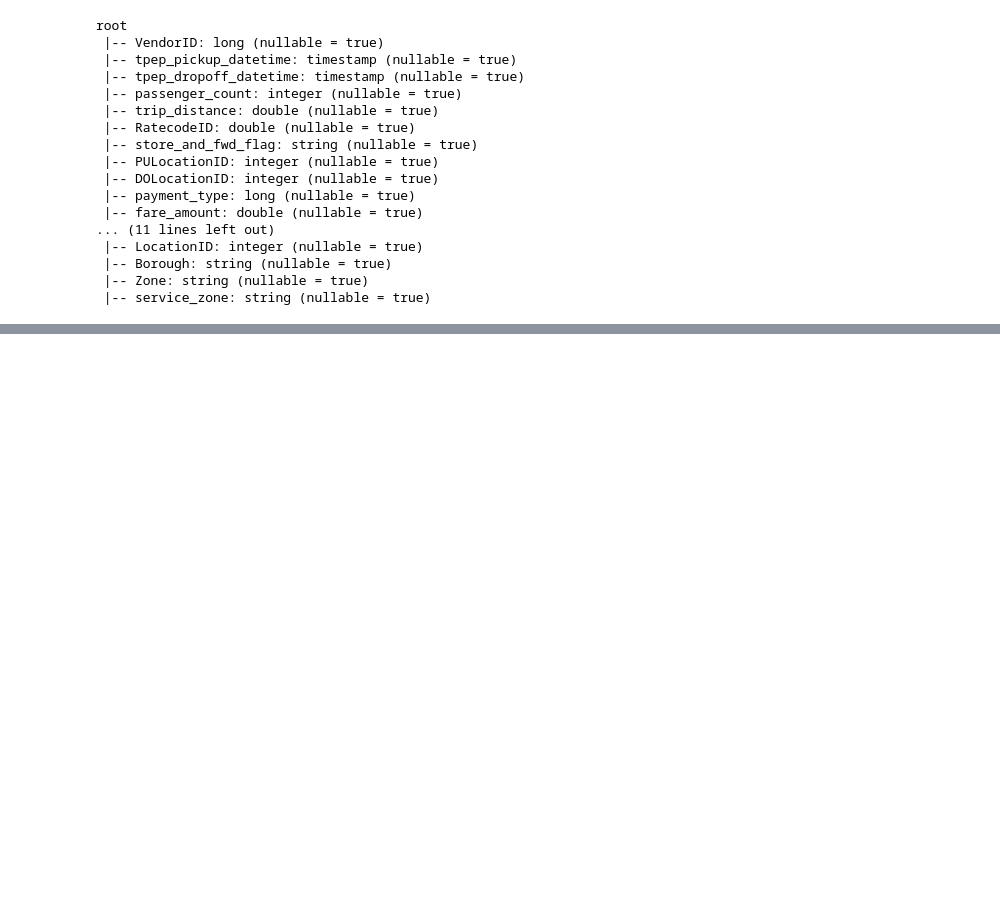
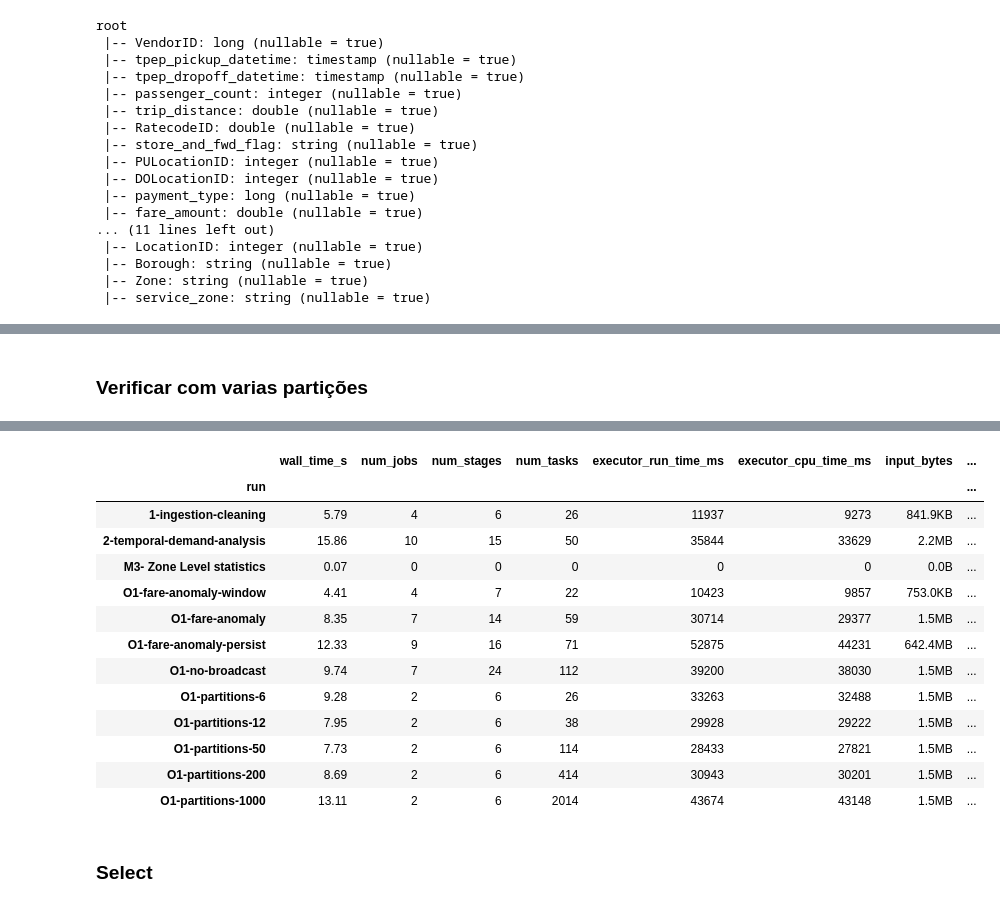
Before and after one commit to RCarretas/CP-77904-77935, a Jupyter notebook: apps/main.ipynb, the cells around one changed output, grey strips where cells are left out. Drawn from its saved outputs; the diff is of its cells as text; code cells hidden in the pictures; blank space fills up the shorter version.

```diff
--- a/apps/main.ipynb
+++ b/apps/main.ipynb
@@ -171,0 +443,32 @@ with (profiler.profile("M3- Zone Level statistics")):
+# %% [markdown]
+### Verificar com varias partições
+# %%
+def run_o1(df):
+    o1_base = (df
+        .withColumn("fare_per_mile", F.col("fare_amount") / F.col("trip_distance"))
+        .withColumn("hour_of_day", F.hour("tpep_pickup_datetime"))
+        .withColumn("day_of_week", F.dayofweek("tpep_pickup_datetime")))
+    stats = (o1_base.groupBy("PULocationID", "hour_of_day")
+        .agg(F.avg("fare_per_mile").alias("fpm_mean"),
+             F.stddev("fare_per_mile").alias("fpm_std")))
+    flagged = (o1_base.join(stats, ["PULocationID", "hour_of_day"])
+        .withColumn("is_anomaly", F.col("fare_per_mile") > F.col("fpm_mean") + 3 * F.col("fpm_std"))
+        .withColumn("is_weekend", F.col("day_of_week").isin(1, 7)))
+    flagged = (flagged.join(zones, flagged.PULocationID == zones.LocationID, "left")
+        .withColumnRenamed("Borough", "pickup_borough"))
+    return (flagged.groupBy("pickup_borough", "payment_type", "is_weekend")
+        .agg(F.count("*").alias("trips"),
+             F.avg(F.col("is_anomaly").cast("int")).alias("anomaly_rate")))
+
+spark.conf.set("spark.sql.adaptive.enabled", "false")
+
+for n in [6, 12, 50, 200, 1000]:
+    spark.conf.set("spark.sql.shuffle.partitions", n)
+    with profiler.profile(f"O1-partitions-{n}"):
+        run_o1(trips_typed).count()
+
+spark.conf.set("spark.sql.adaptive.enabled", "true")
+spark.conf.set("spark.sql.shuffle.partitions", 200)
+
+profiler.report()
+# %% [output]
@@ -171,0 +480,16 @@ with (profiler.profile("M3- Zone Level statistics")):
+|  | wall_time_s | num_jobs | num_stages | num_tasks | executor_run_time_ms | executor_cpu_time_ms | input_bytes | ... |
+| run |  |  |  |  |  |  |  | ... |
+| 1-ingestion-cleaning | 5.79 | 4 | 6 | 26 | 11937 | 9273 | 841.9KB | ... |
+| 2-temporal-demand-analysis | 15.86 | 10 | 15 | 50 | 35844 | 33629 | 2.2MB | ... |
+| M3- Zone Level statistics | 0.07 | 0 | 0 | 0 | 0 | 0 | 0.0B | ... |
+| O1-fare-anomaly-window | 4.41 | 4 | 7 | 22 | 10423 | 9857 | 753.0KB | ... |
+| O1-fare-anomaly | 8.35 | 7 | 14 | 59 | 30714 | 29377 | 1.5MB | ... |
+| O1-fare-anomaly-persist | 12.33 | 9 | 16 | 71 | 52875 | 44231 | 642.4MB | ... |
+| O1-no-broadcast | 9.74 | 7 | 24 | 112 | 39200 | 38030 | 1.5MB | ... |
+| O1-partitions-6 | 9.28 | 2 | 6 | 26 | 33263 | 32488 | 1.5MB | ... |
+| O1-partitions-12 | 7.95 | 2 | 6 | 38 | 29928 | 29222 | 1.5MB | ... |
+| O1-partitions-50 | 7.73 | 2 | 6 | 114 | 28433 | 27821 | 1.5MB | ... |
+| O1-partitions-200 | 8.69 | 2 | 6 | 414 | 30943 | 30201 | 1.5MB | ... |
+| O1-partitions-1000 | 13.11 | 2 | 6 | 2014 | 43674 | 43148 | 1.5MB | ... |
+# %% [markdown]
+### Select
```
Also changed, not shown: parts of 20 cells of this notebook, 2 other files.
